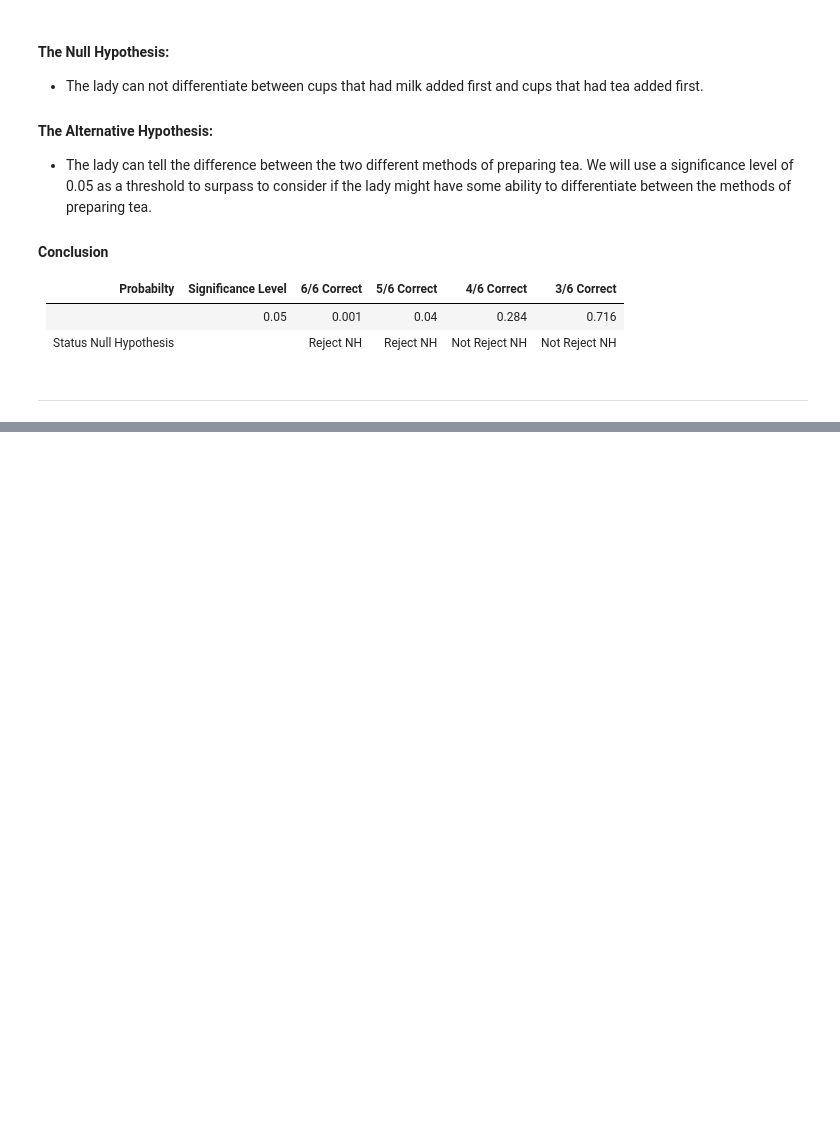
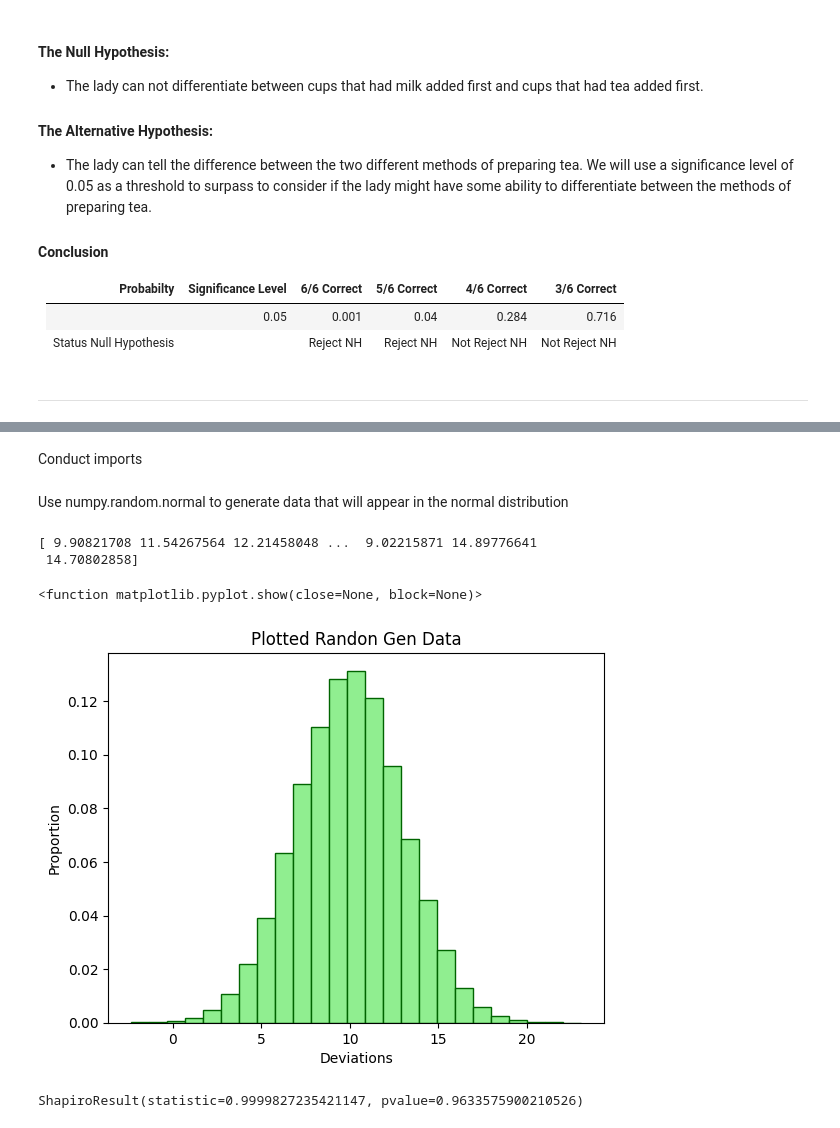
Before and after one commit to PectenMaximus/applied_statistics_ar-, a Jupyter notebook: tasks.ipynb, the cells around one changed output, grey strips where cells are left out. Cells and saved outputs as stored; diff of their text form; code cells hidden in the pictures; blank space fills up the shorter version.

```diff
--- a/tasks.ipynb
+++ b/tasks.ipynb
@@ -207,0 +220,2 @@ plt.show
+# %% [markdown]
+Conduct imports
@@ -207,0 +234,31 @@ plt.show
+# %% [markdown]
+Use numpy.random.normal to generate data that will appear in the normal distribution
+# %%
+# Set mean, standard deviation and sample size
+loc = 10.0
+scale= 3.0
+data = np.random.normal(loc, scale, 100000)
+
+#show
+print (data)
+# %% [output]
+[ 9.90821708 11.54267564 12.21458048 ...  9.02215871 14.89776641
+ 14.70802858]
+# %%
+#Plot generate data
+from matplotlib.pylab import norm
+
+
+plt.hist(data,fc="lightgreen", ec="darkgreen", density= True, bins = 25)
+plt.xlabel('Deviations')
+plt.ylabel('Proportion')
+plt.title('Plotted Randon Gen Data')
+plt.show
+# %% [output]
+<function matplotlib.pyplot.show(close=None, block=None)>
+[figure, added]
+# %%
+#shapiro-wilk test
+stats.shapiro(data)
+# %% [output]
+ShapiroResult(statistic=0.9999827235421147, pvalue=0.9633575900210526)
```
Also changed, not shown: parts of 8 cells of this notebook, 1 other file.
